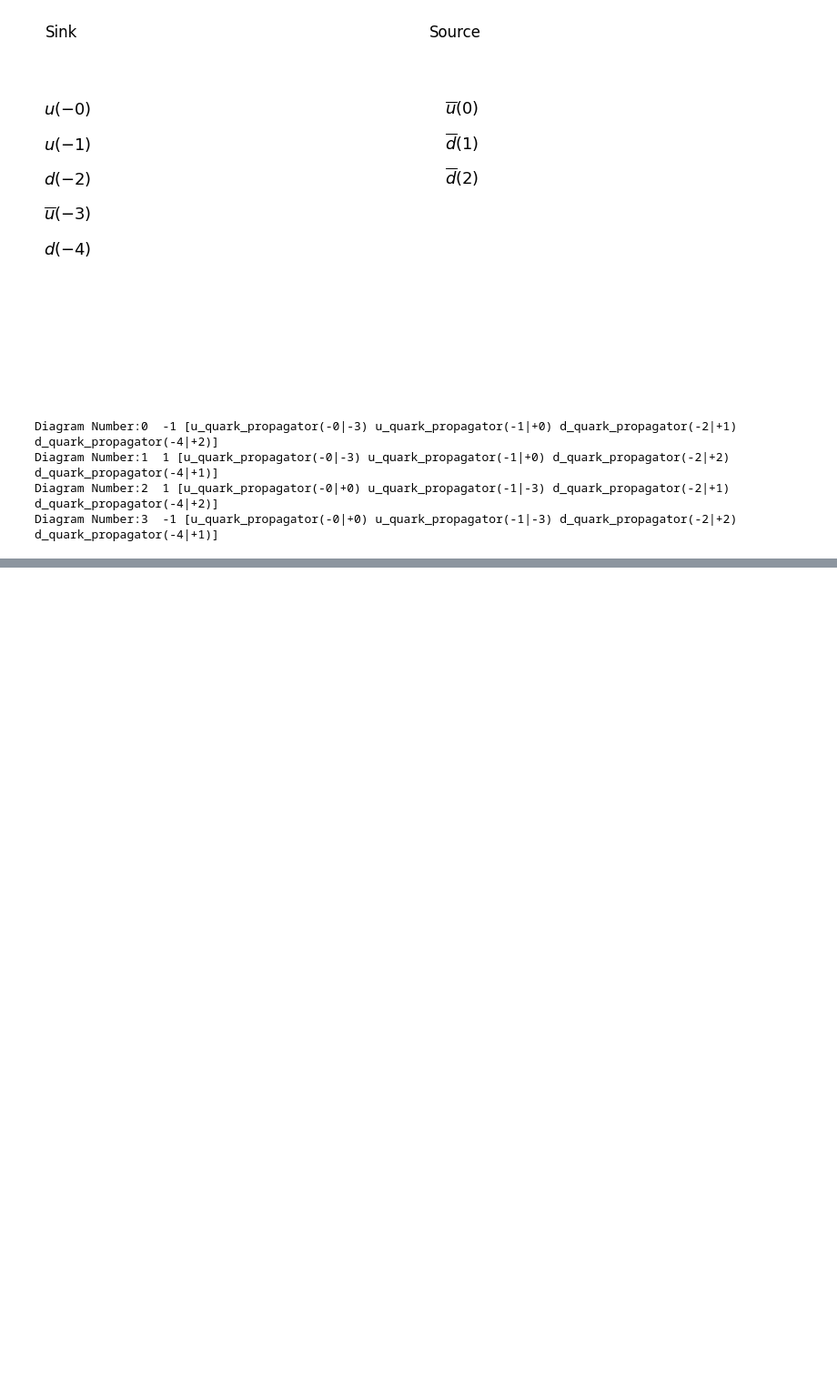
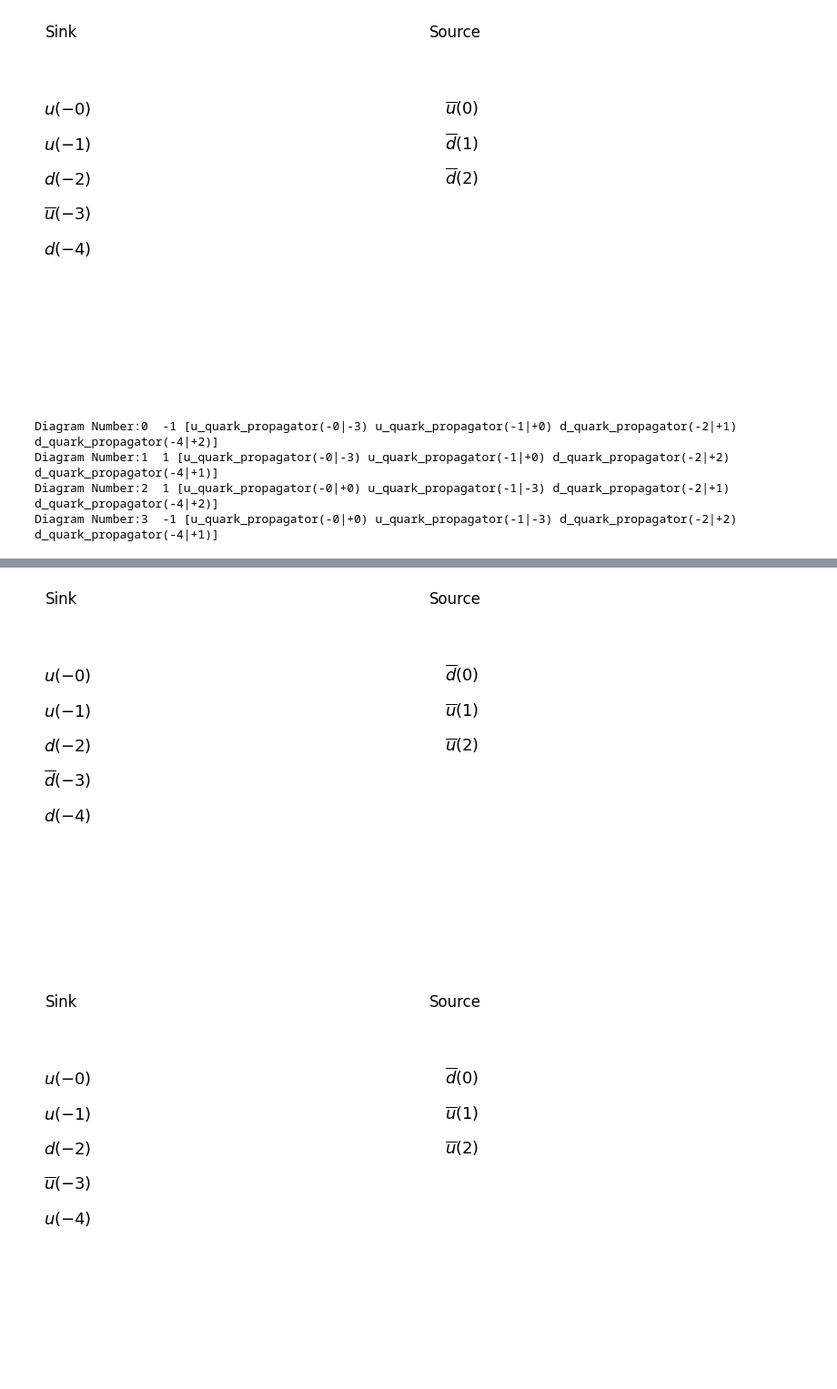
Before and after one commit to Herzallah15/Simplified-Wick-Contractions, a Jupyter notebook: Wick-Contractions.ipynb, the cells around one changed output, grey strips where cells are left out. Shown at 91% size. Saved outputs shown, nothing was run; the diff lists cells and outputs as text; code cells hidden in the pictures; blank space fills up the shorter version.

```diff
--- a/Wick-Contractions.ipynb
+++ b/Wick-Contractions.ipynb
@@ -300,0 +582,11 @@ Diagram Number:3  -1 [u_quark_propagator(-0|+0) u_quark_propagator(-1|-3) d_quar
+# %%
+senken0 = [nucleonp, pi0]
+quelle0 = [nucleonpB]
+resultx = Correlator_J(senken0, quelle0)
+#for x in resultx:
+#    print(x)
+for i, x in enumerate(resultx):
+    print(f"Diagram Number:{i} ", x[0], x[1])
+# %% [output]
+[figure, added]
+[figure, added]
```
Also changed, not shown: parts of 5 cells of this notebook.
